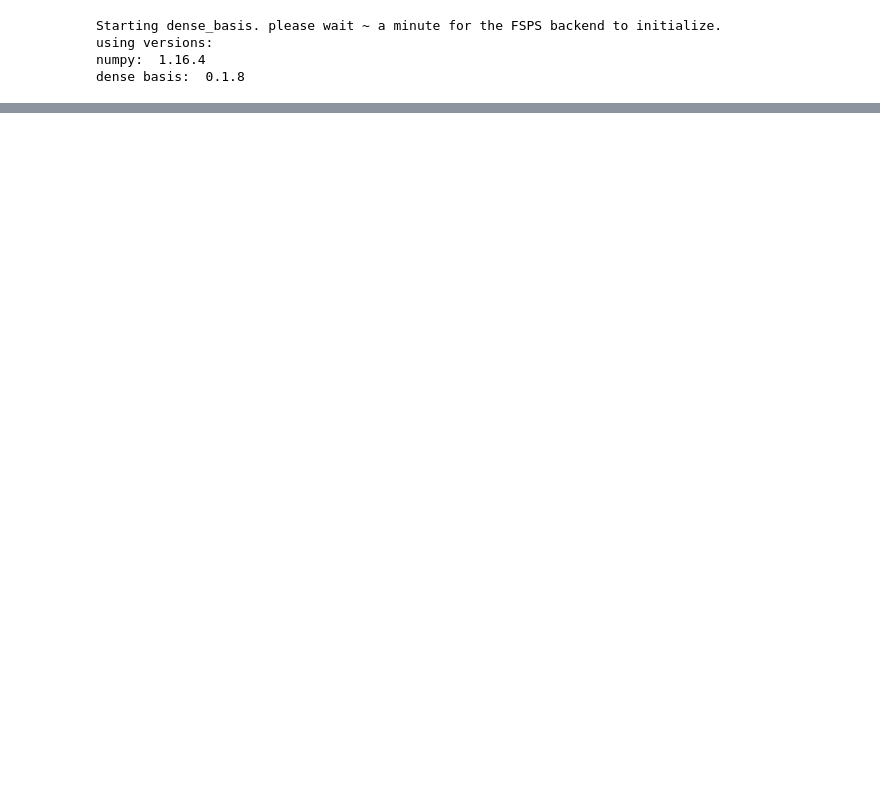
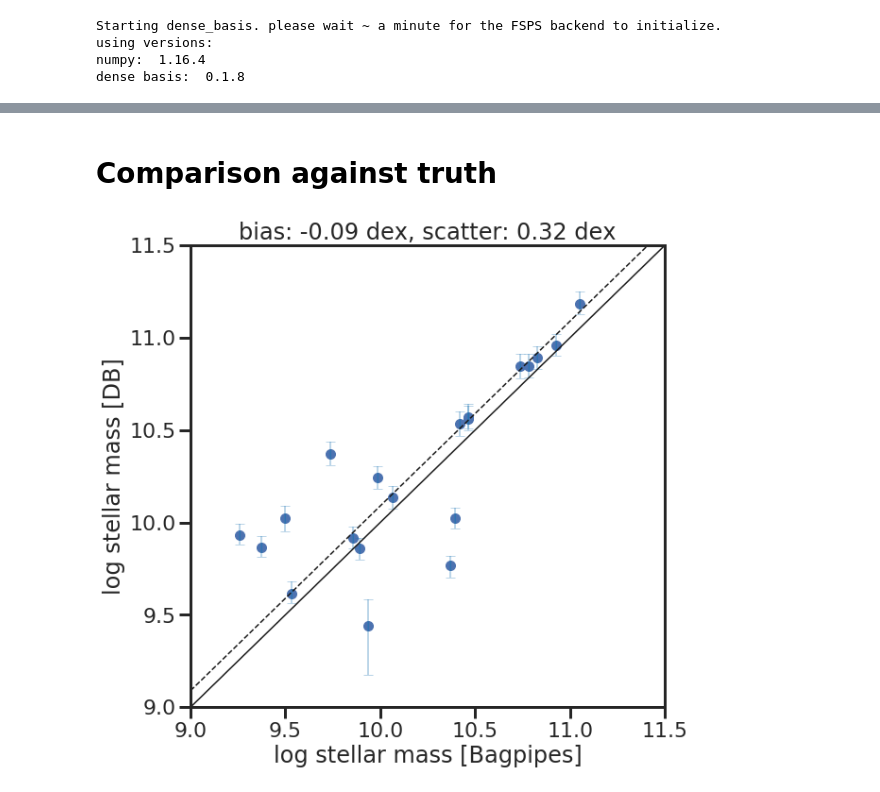
Before and after one commit to kartheikiyer/canucs_analysis, a Jupyter notebook: CANUCS fits - comparing results.ipynb, the cells around one changed output, grey strips where cells are left out. Drawn from its saved outputs; the diff is of its cells as text; code cells hidden in the pictures; blank space fills up the shorter version.

```diff
--- a/CANUCS fits - comparing results.ipynb
+++ b/CANUCS fits - comparing results.ipynb
@@ -15,3 +15,6 @@ numpy:  1.16.4
 dense basis:  0.1.8
 # %%
 db.set_plot_style()
+# %%
+galaxy_params = Table.read('JAGUAR_cat_basicsimsrcs.fits')
+galaxy_params
@@ -169,0 +194,34 @@ plt.show()
+# %% [markdown]
+# Comparison against truth
+# %%
+
+plt.figure(figsize=(9,9))
+
+xdata = galaxy_params['mStar']
+xerr_lo = np.zeros_like(xdata)
+xerr_hi = np.zeros_like(xdata)
+ydata = db_fits['mstar_50']
+yerr_lo = db_fits['mstar_50'] - db_fits['mstar_16']
+yerr_hi = db_fits['mstar_84'] - db_fits['mstar_50']
+xlabel_val = 'log stellar mass [Bagpipes]'
+ylabel_val = 'log stellar mass [DB]'
+medbias = np.nanmedian(xdata-ydata)
+medscatter = np.nanstd(xdata-(ydata+medbias))
+titlestr = 'bias: %.2f dex, scatter: %.2f dex' %(medbias, medscatter)
+
+plt.scatter(xdata,ydata,s=100)
+plt.errorbar(xdata,ydata,xerr = (xerr_lo,xerr_hi), yerr = (yerr_lo, yerr_hi),
+            lw=0,elinewidth=2,capsize=5,color='tab:blue',alpha=0.3)
+plt.plot([9,11.5],[9,11.5],'k-')
+plt.plot([9,11.5],[9-medbias,11.5-medbias],'k--')
+plt.axis([9,11.5,9,11.5])
+
+plt.xlabel(xlabel_val)
+plt.ylabel(ylabel_val)
+plt.title(titlestr)
+
+plt.savefig('DB_truth_mass_comparison.png',bbox_inches='tight')
+
+plt.show()
+# %% [output]
+[figure, added]
```
Also changed, not shown: parts of 7 cells of this notebook, 7 other files.
